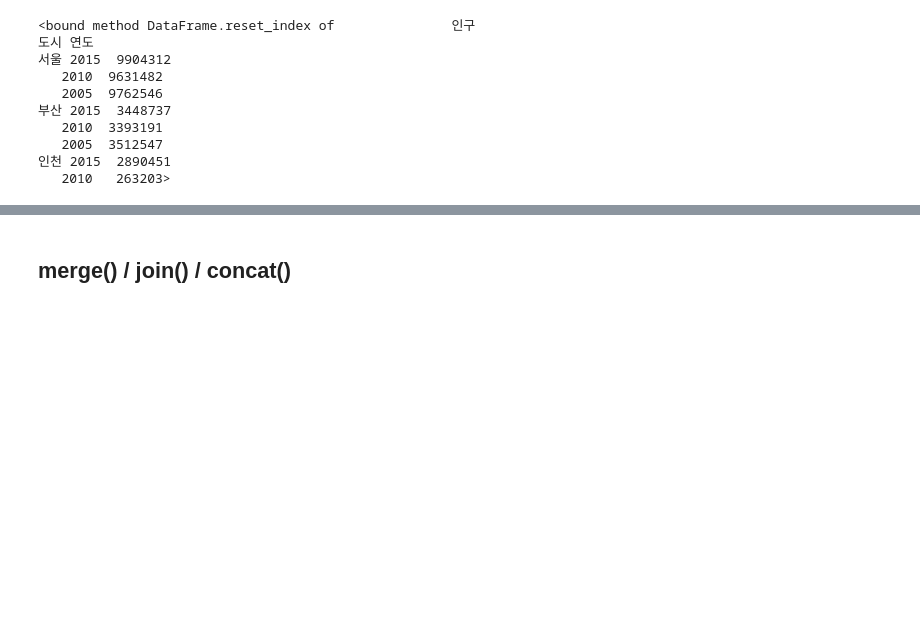
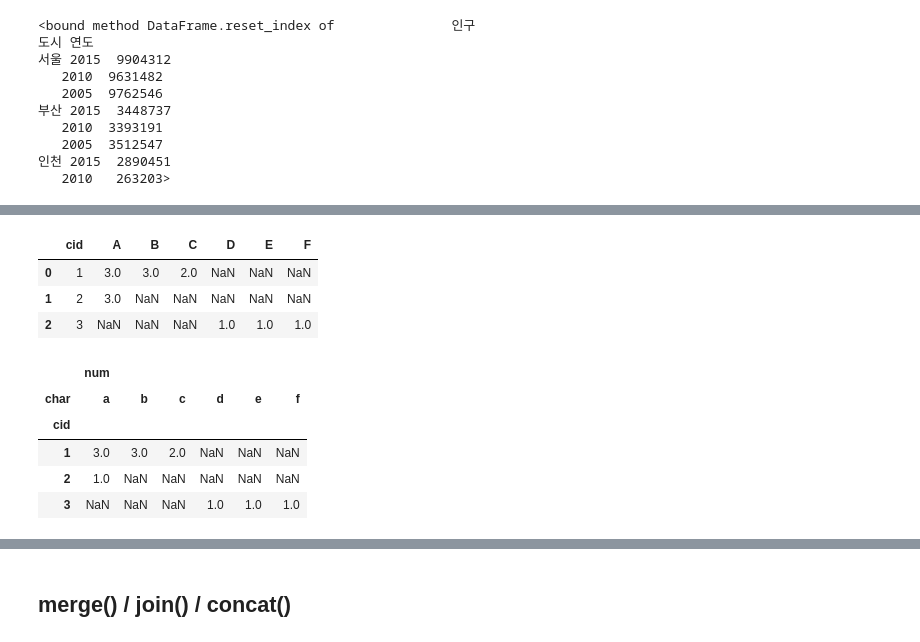
Before and after one commit to smjune/ipynb, a Jupyter notebook: dsschool/dsschool.ipynb, the cells around one changed output, grey strips where cells are left out. Saved outputs shown, nothing was run; the diff lists cells and outputs as text; code cells hidden in the pictures; blank space fills up the shorter version.

Commit message:
add cross table df

```diff
--- a/dsschool/dsschool.ipynb
+++ b/dsschool/dsschool.ipynb
@@ -881,3 +881,9 @@ pdf2.reset_index
    2005  3512547
 인천 2015  2890451
    2010   263203>
+# %%
+df_pivot = pd.DataFrame()
+df_pivot['cid'] = [ 1,1,1, 2,2,2, 3,3,3]
+df_pivot['char']= [ 'a','b','c', 'a','a','a', 'e','d','f']
+df_pivot['num'] = [3,3,2, 1,1,1 ,1,1,1]
+df_pivot
@@ -883,0 +912,26 @@ pdf2.reset_index
+# %%
+df_pivot.groupby(['cid','char']).sum().unstack().reset_index()
+
+# reset_index 을 해서 cid 도 column 으로 만든다.
+df_pviot2 = df_pivot.groupby(['cid','char']).sum().unstack().reset_index()
+df_pviot2.columns = ['cid','A', 'B','C', 'D','E','F']
+df_pviot2
+
+# cid 별(cid 컬럼의 unique 한 값 갯수 만큼 row 가 만들어짐) char 값들이 출연(num)수 로 정리된다.
+# %% [output]
+|  | cid | A | B | C | D | E | F |
+| 0 | 1 | 3.0 | 3.0 | 2.0 | NaN | NaN | NaN |
+| 1 | 2 | 3.0 | NaN | NaN | NaN | NaN | NaN |
+| 2 | 3 | NaN | NaN | NaN | 1.0 | 1.0 | 1.0 |
+# %%
+df_pivot.pivot_table(index='cid',columns='char')
+
+# 남아 있는 걸럼이 num 하나라서 num 값이 그냥나옴 나오는 것 같은데.. (1개 이상이면 각 columns 별 char의 출연횟수가 다 나옴.)
+# num 이 나오기는 하는데... 중복은 버리네..
+# %% [output]
+|  | num |  |  |  |  |  |
+| char | a | b | c | d | e | f |
+| cid |  |  |  |  |  |  |
+| 1 | 3.0 | 3.0 | 2.0 | NaN | NaN | NaN |
+| 2 | 1.0 | NaN | NaN | NaN | NaN | NaN |
+| 3 | NaN | NaN | NaN | 1.0 | 1.0 | 1.0 |
```
Also changed, not shown: parts of 6 cells of this notebook.
